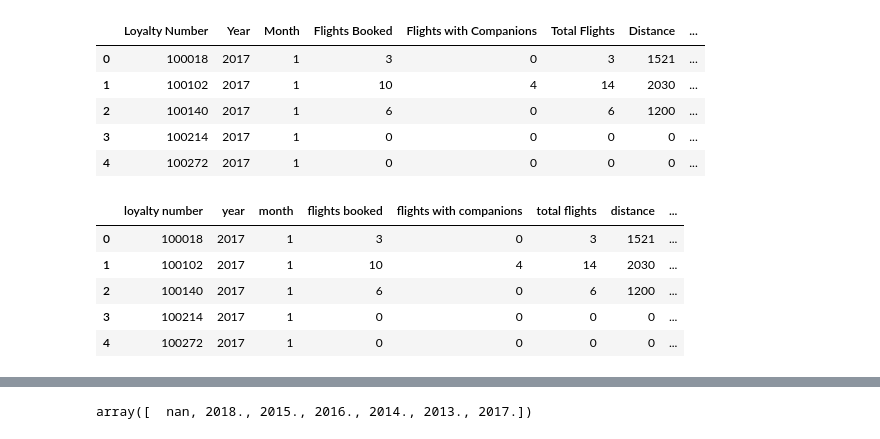
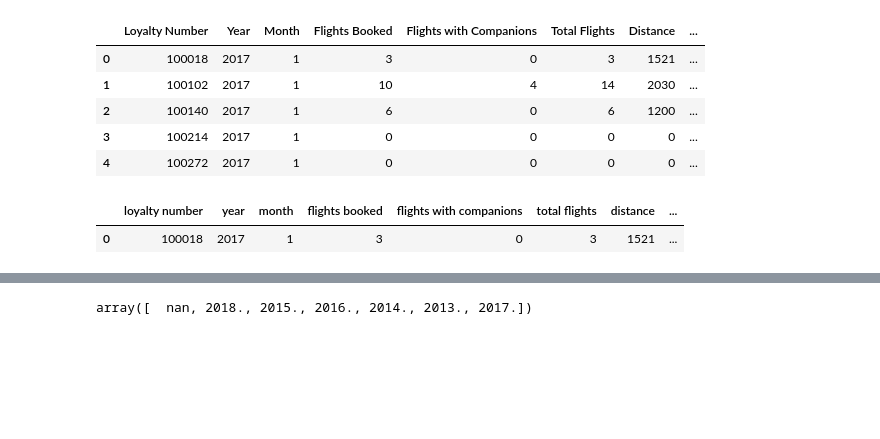
Before and after one commit to Adalab/bda-modulo-3-evaluacion-final-gabilayas, a Jupyter notebook: MOD.ipynb, the cells around one changed output, grey strips where cells are left out. Saved outputs shown, nothing was run; the diff lists cells and outputs as text; code cells hidden in the pictures; blank space fills up the shorter version.

```diff
--- a/MOD.ipynb
+++ b/MOD.ipynb
@@ -37,11 +37,7 @@ df_both.head()
 # Cambiamos mayusculas de los nombres de las columnas.
 df_both.columns = df_both.columns.str.lower()
 # %%
-df_both.head()
+df_both.head(1)
 # %% [output]
 |  | loyalty number | year | month | flights booked | flights with companions | total flights | distance | ... |
 | 0 | 100018 | 2017 | 1 | 3 | 0 | 3 | 1521 | ... |
-| 1 | 100102 | 2017 | 1 | 10 | 4 | 14 | 2030 | ... |
-| 2 | 100140 | 2017 | 1 | 6 | 0 | 6 | 1200 | ... |
-| 3 | 100214 | 2017 | 1 | 0 | 0 | 0 | 0 | ... |
-| 4 | 100272 | 2017 | 1 | 0 | 0 | 0 | 0 | ... |
```
Also changed, not shown: parts of 47 cells of this notebook, 1 other file.
